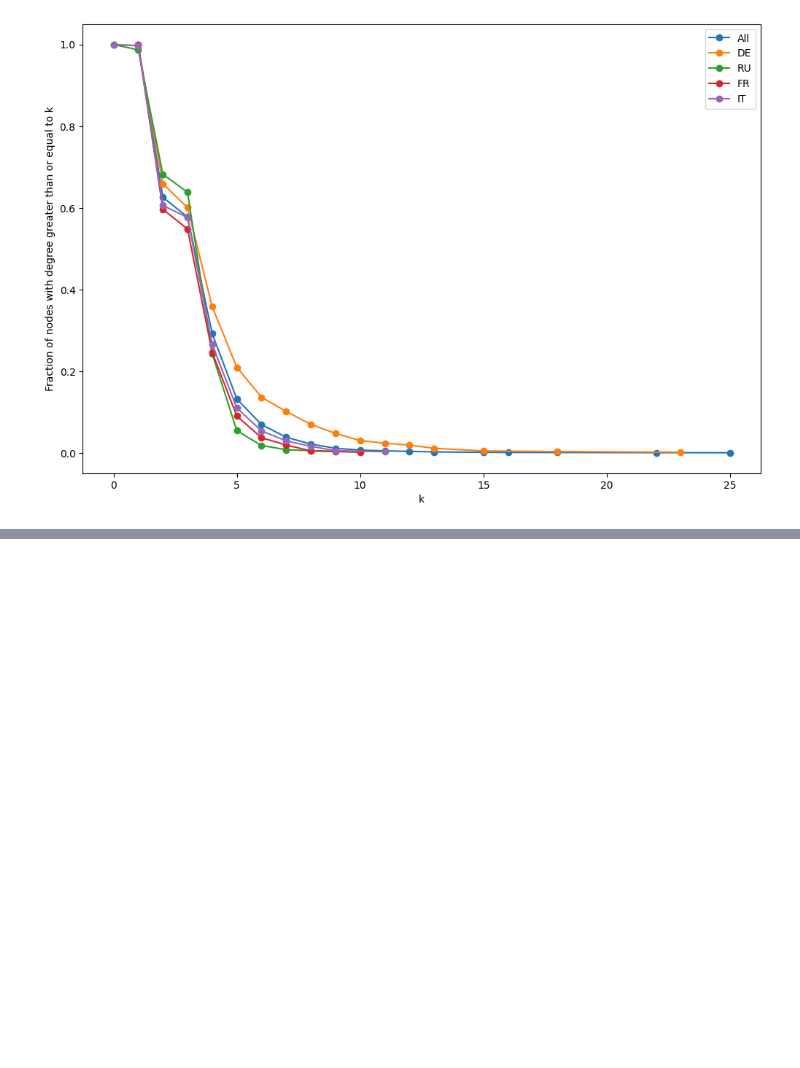
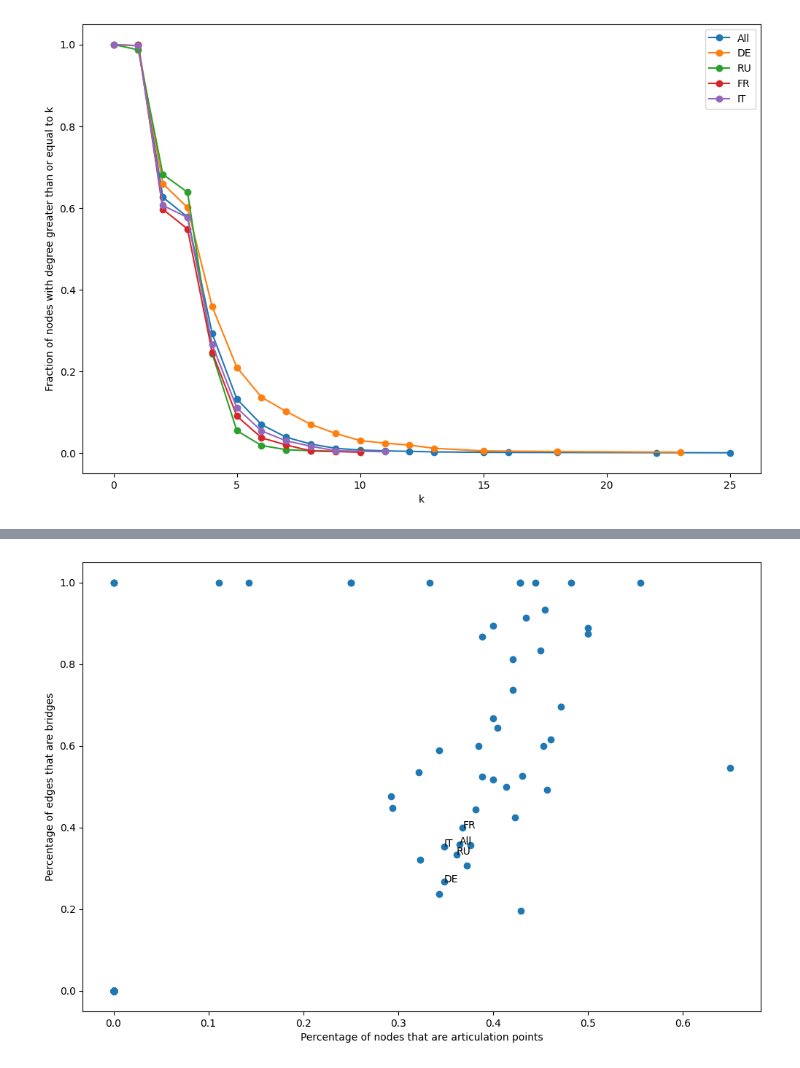
Before and after one commit to johanmasvie/iggielgn_topology_analysis, a Jupyter notebook: new_topo_analysis_iggielgn.ipynb, the cells around one changed output, grey strips where cells are left out. Cells and saved outputs as stored; diff of their text form; code cells hidden in the pictures; blank space fills up the shorter version.

```diff
--- a/new_topo_analysis_iggielgn.ipynb
+++ b/new_topo_analysis_iggielgn.ipynb
@@ -190,0 +170,10 @@ plt.show()
+# %%
+# Write a function that takes in a graph, and returns the number of nodes, edges, inflection points, and bridges in the graph
+def get_bridges_and_articulation(graph, country_code=None):
+    if country_code:
+        graph = graph.subgraph([n for n in graph.nodes if graph.nodes[n]['country_code'] == country_code])
+    num_nodes = graph.number_of_nodes()
+    num_edges = graph.number_of_edges()
+    num_articulation_points = len(list(nx.articulation_points(graph)))
+    num_bridges = len(list(nx.bridges(graph)))
+    return num_nodes, num_edges, num_articulation_points, num_bridges
@@ -190,0 +185,33 @@ plt.show()
+# %%
+# Plot the percentage of nodes that are articulation points and bridges for all countries and the entire graph
+articulation_share = []
+bridges_share = []
+for country_code in countries_list:
+    num_nodes, num_edges, num_articulation_points, num_bridges = get_bridges_and_articulation(G_multi_undirected, country_code)
+    try:
+        articulation_share.append(num_articulation_points / num_nodes)
+    except ZeroDivisionError:
+        articulation_share.append(0)
+    try:
+        bridges_share.append(num_bridges / num_edges)
+    except ZeroDivisionError:
+        bridges_share.append(0)
+
+articulation_share.append(len(list(nx.articulation_points(G_multi_undirected))) / G_multi_undirected.number_of_nodes())
+bridges_share.append(len(list(nx.bridges(G_multi_undirected))) / G_multi_undirected.number_of_edges())
+
+plt.figure(figsize=(12, 8))
+plt.scatter(articulation_share, bridges_share)
+plt.xlabel('Percentage of nodes that are articulation points')
+plt.ylabel('Percentage of edges that are bridges')
+# Give labels to DE, RU, FR, IT
+for i, txt in enumerate(countries_list):
+    if countries_df['number_of_nodes'][i] > 300:
+        plt.annotate(txt, (articulation_share[i], bridges_share[i]))
+# Give label to the country with both shares = 0
+plt.annotate('All', (articulation_share[-1], bridges_share[-1]))
+
+plt.savefig('latex_figures/percentage_of_nodes_that_are_articulation_points_vs_percentage_of_edges_that_are_bridges.png')
+plt.show()
+# %% [output]
+[figure, added]
```
Also changed, not shown: parts of 7 cells of this notebook, 3 other files.
